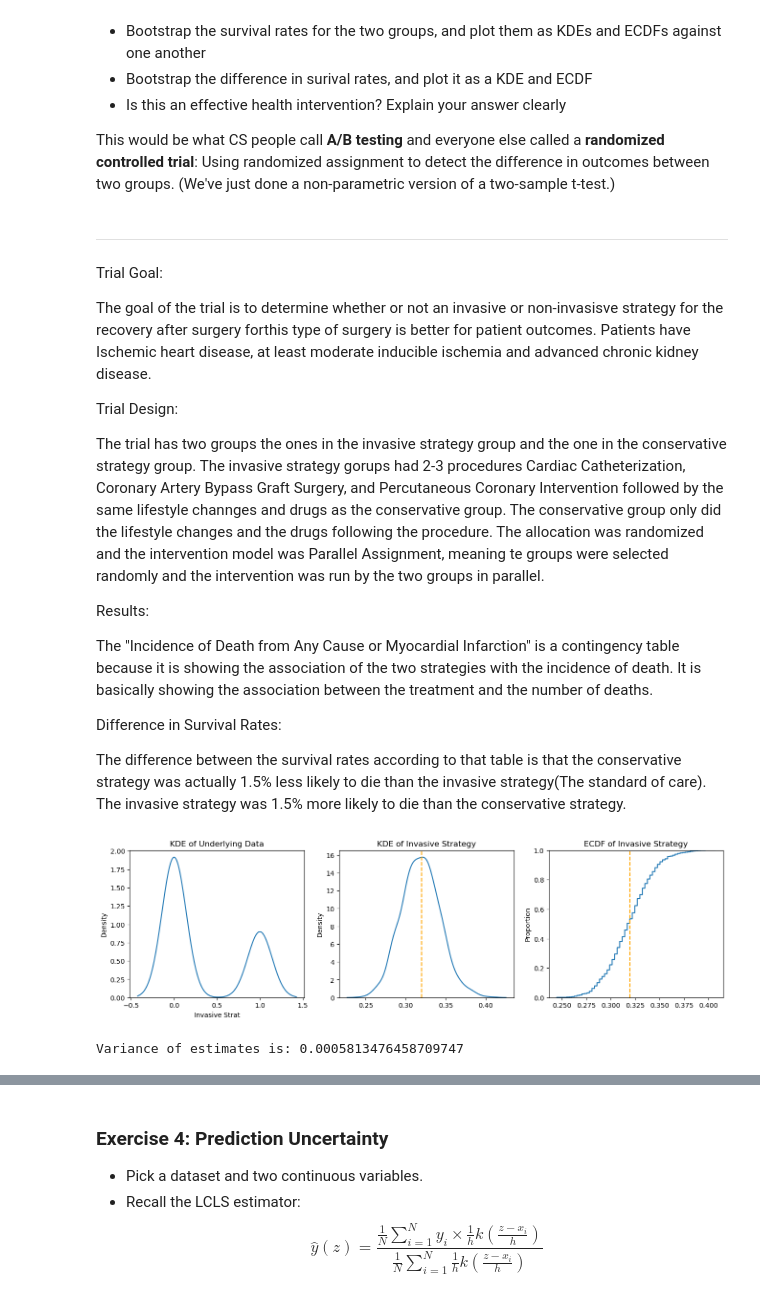
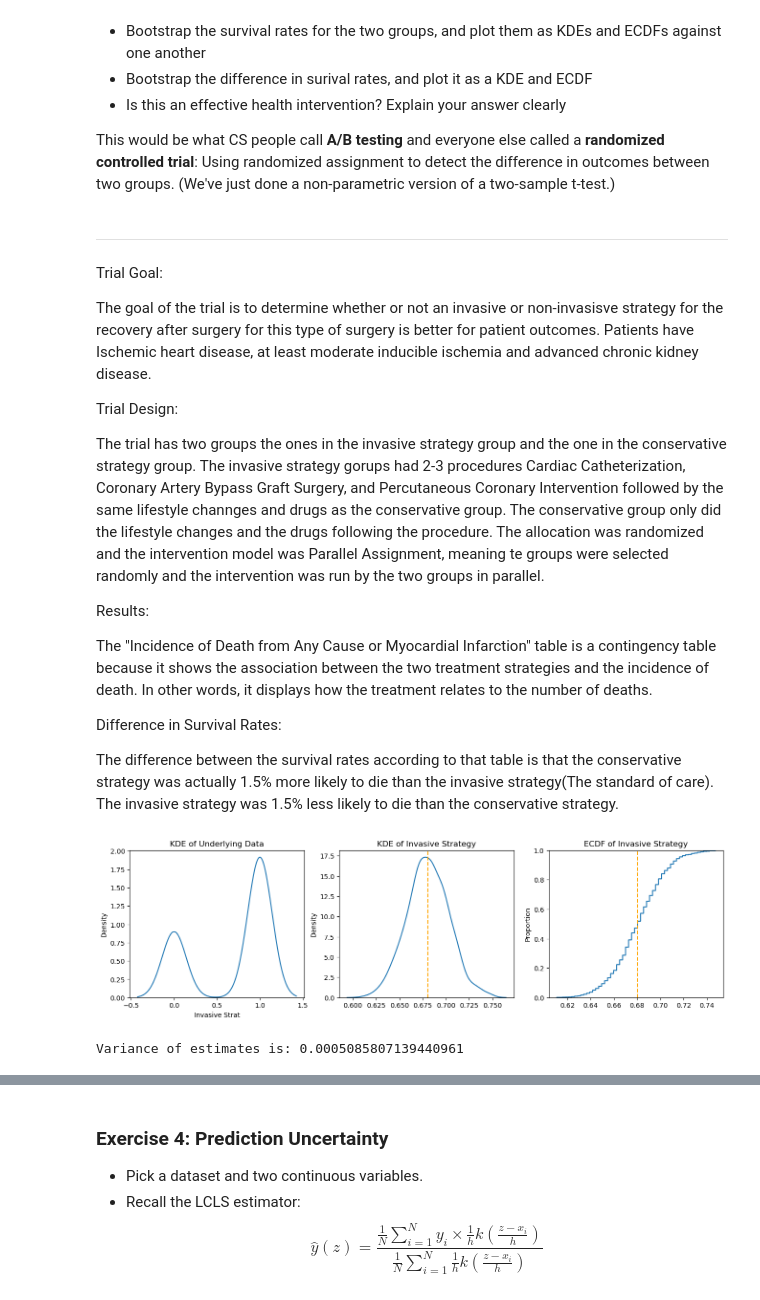
Before and after one commit to wbrannock/github_branching, a Jupyter notebook: assignment_4.ipynb, the cells around one changed output, grey strips where cells are left out. Cells and saved outputs as stored; diff of their text form; code cells hidden in the pictures.

```diff
--- a/assignment_4.ipynb
+++ b/assignment_4.ipynb
@@ -200,7 +200,7 @@ This would be what CS people call **A/B testing** and everyone else called a **r
 ----------
 Trial Goal:
 
-The goal of the trial is to determine whether or not an invasive or non-invasisve strategy for the recovery after surgery forthis type of surgery is better for patient outcomes. Patients have Ischemic heart disease, at least moderate inducible ischemia and advanced chronic kidney disease.
+The goal of the trial is to determine whether or not an invasive or non-invasisve strategy for the recovery after surgery for this type of surgery is better for patient outcomes. Patients have Ischemic heart disease, at least moderate inducible ischemia and advanced chronic kidney disease.
 
 Trial Design:
 
@@ -208,11 +208,11 @@ The trial has two groups the ones in the invasive strategy group and the one in
 
 Results:
 
-The "Incidence of Death from Any Cause or Myocardial Infarction" is a contingency table because it is showing the association of the two strategies with the incidence of death. It is basically showing the association between the treatment and the number of deaths.
+The "Incidence of Death from Any Cause or Myocardial Infarction" table is a contingency table because it shows the association between the two treatment strategies and the incidence of death. In other words, it displays how the treatment relates to the number of deaths.
 
 Difference in Survival Rates:
 
-The difference between the survival rates according to that table is that the conservative strategy was actually 1.5% less likely to die than the invasive strategy(The standard of care). The invasive strategy was 1.5% more likely to die than the conservative strategy.
+The difference between the survival rates according to that table is that the conservative strategy was actually 1.5% more likely to die than the invasive strategy(The standard of care). The invasive strategy was 1.5% less likely to die than the conservative strategy.
 # %%
 import pandas as pd
 import numpy as np
@@ -224,15 +224,15 @@ invasive_strat = []
 conservative_strat = []
 for i in range(388):
     if i < 124:
+        invasive_strat.append(0)
+    else:
         invasive_strat.append(1)
+
+for i in range(389):
+    if i < 130:
+        conservative_strat.append(0)
     else:
-        invasive_strat.append(0)
-
-for i in range(392):
-    if i < 129:
         conservative_strat.append(1)
-    else:
-        conservative_strat.append(0)
 
 df1 = pd.DataFrame({'Invasive Strat': invasive_strat})
 df2 = pd.DataFrame({'Conservative Strat': conservative_strat})
@@ -242,35 +242,35 @@ def simulate(var, df, fcn,title, S=1000, plot=True):
     x = df[var]
 
     estimates = []
     for s in range(S):
         # Draw a new sample, with replacement:
         x_s = x.sample(frac=1.0,replace=True)
         # Compute statistic:
         stat_s = fcn(x_s)
         # Append estimate:
         estimates.append(stat_s)
     estimates = np.array(estimates) # Convert estimates list to numpy array
 
     ## or in one line,
     #estimates = [fcn(x.sample(frac=1.0,replace=True)) for s in range(S)]
 
     if plot:
         fig, axes = plt.subplots(1, 3, figsize=(16, 4))  # 1 row, 2 columns
         sns.kdeplot(x, ax = axes[0]).set(title='KDE of Underlying Data')
         sns.kdeplot(estimates, ax = axes[1]).set(title=f'KDE of {title}')
         axes[1].axvline(x=fcn(x), color='orange', linestyle='--')
         sns.ecdfplot(estimates, ax = axes[2]).set(title=f'ECDF of {title}')
         axes[2].axvline(x=fcn(x), color='orange', linestyle='--')
         plt.show()
         print(f'Variance of estimates is: {np.var(estimates)}')
 
     return estimates
 
 
 invasive_est = simulate(var = 'Invasive Strat', df=df1,fcn=np.mean, title = "Invasive Strategy")
 # %% [output]
-[figure, old version]
+[figure, new version]
-Variance of estimates is: 0.0005813476458709747
+Variance of estimates is: 0.0005085807139440961
 # %%
 conservative_est = simulate('Conservative Strat', df2, np.mean, title = "Conservative Strategy")
 # %% [output]
```
Also changed, not shown: parts of 7 cells of this notebook.
